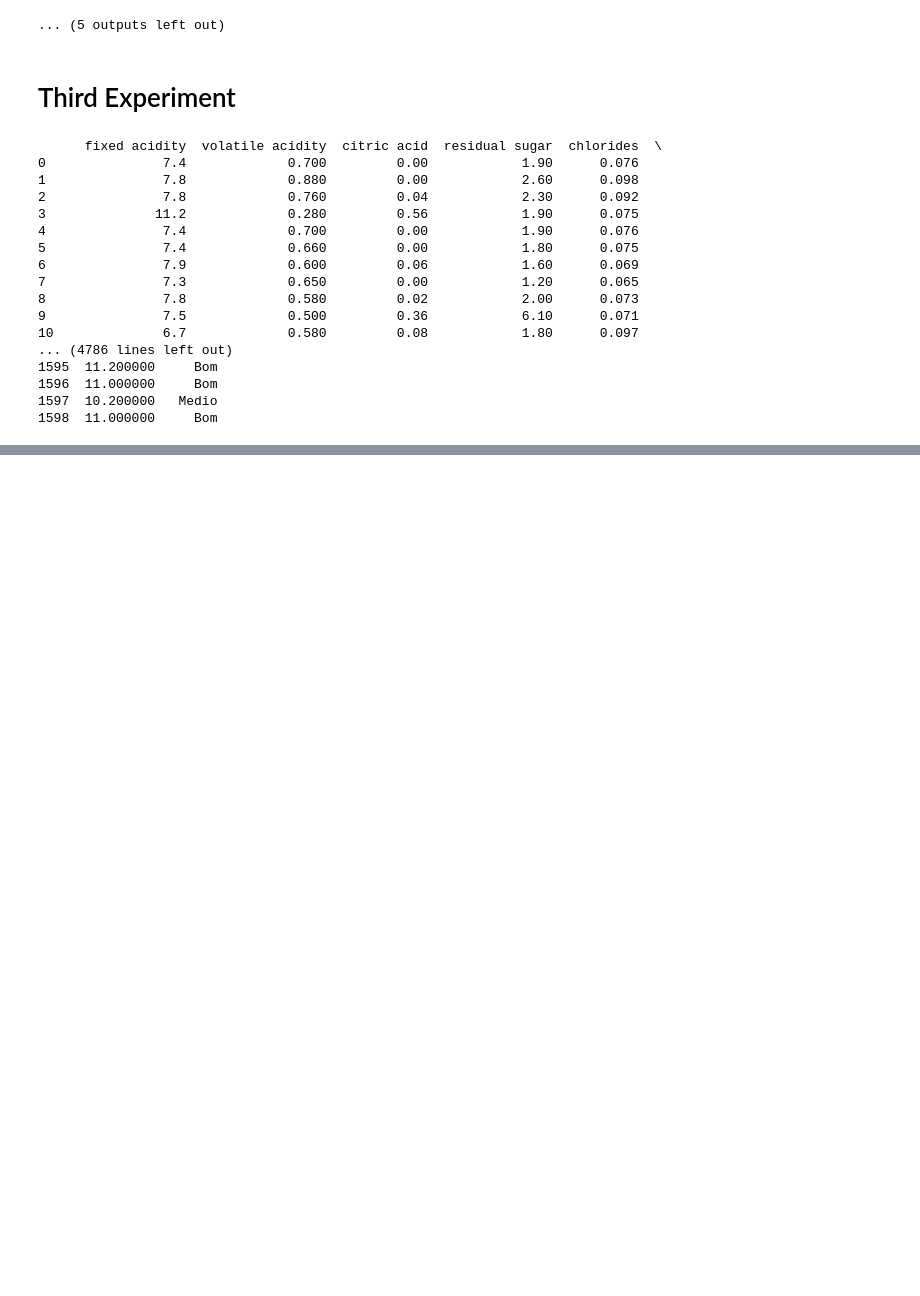
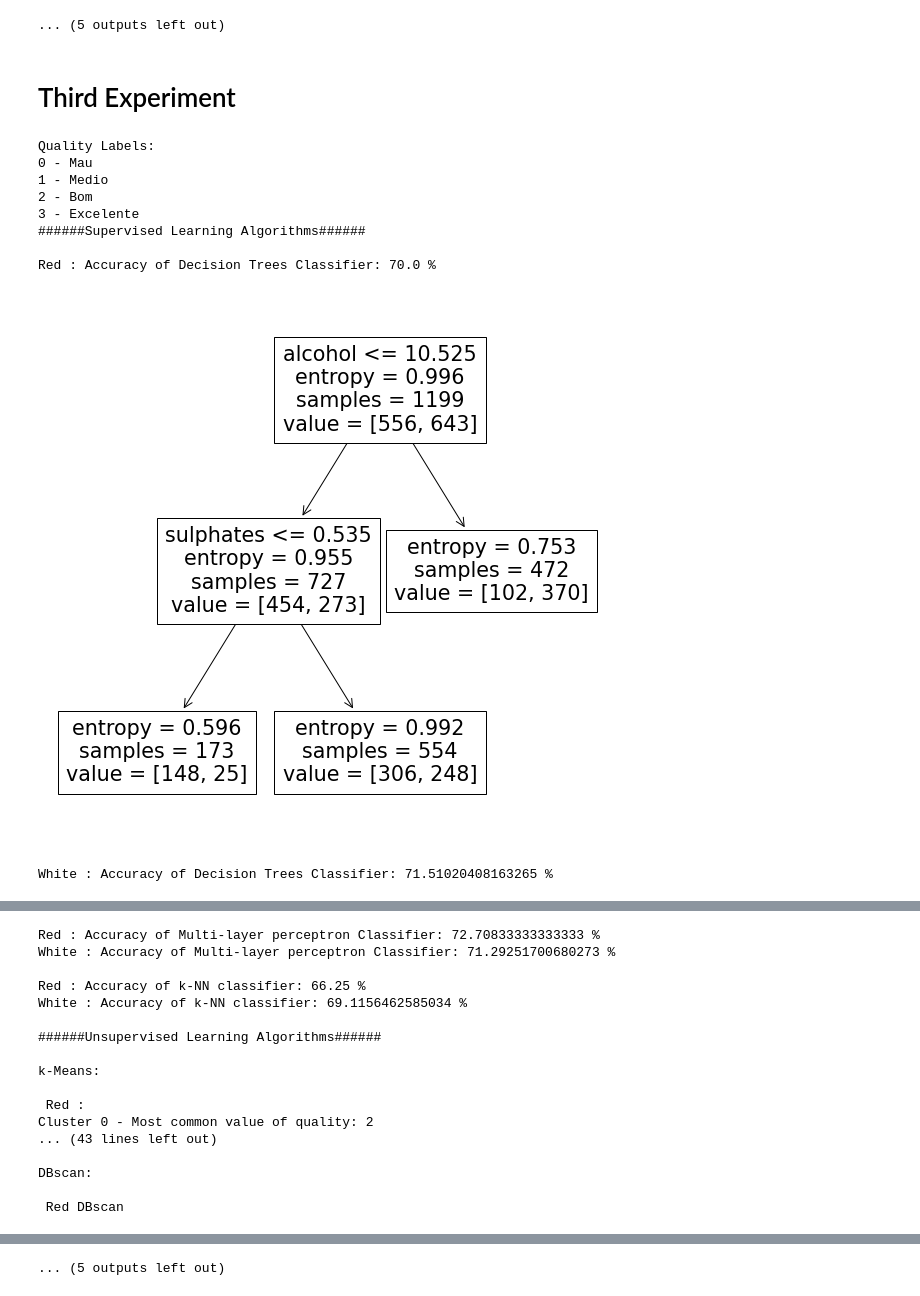
Before and after one commit to fnpms-iscte/ProjetoIAA, a Jupyter notebook: ProjetoIAA-checkpoint.ipynb, the cells around one changed output, grey strips where cells are left out. Drawn from its saved outputs; the diff is of its cells as text; code cells hidden in the pictures; blank space fills up the shorter version.

```diff
--- a/ProjetoIAA-checkpoint.ipynb
+++ b/ProjetoIAA-checkpoint.ipynb
@@ -115,11 +115,12 @@ class Main:
 
     def discretization(self, dataset):
         aux = copy.deepcopy(dataset)
-        aux2 = pd.cut(aux["quality"], bins=[0, 2, 5, 8, 10],  labels=["Mau", "Medio", "Bom", "Excelente"])
+        aux2 = pd.cut(aux["quality"], bins=[0, 2, 5, 8, 10],  labels=[0, 1, 2, 3])
         aux['quality'] = aux2
         return aux
 
     def reduction(self, dataset):
+        print("WIP")
 # %% [markdown]
 ### Supervised Learning Algorithms
 # %%
@@ -563,24 +564,40 @@ Cluster 1 - Most common value of quality: 3.0
 # %%
 m = Main()
 #files is in the same directory
 m.loadfiles("winequality-red.csv", "winequality-white.csv")
 
-aux = m.discretization( m.datasetR)
+Normalization = False
+Discretization = True
+Reduction = False
+
+
+
+if Normalization:
+    dataR_normalization = m.normalization(m.datasetR)
+    dataW_normalization = m.normalization(m.datasetW)
+    runAlgorithms(dataR_normalization,dataW_normalization, 6,7 ,0.5 , 2)
+
+if Discretization:
+    labels=["Mau", "Medio", "Bom", "Excelente"]
+    print("Quality Labels:")
+    for i in range(len(labels)):
+        print(i,"-",labels[i])
+    print()
+    dataR_discretization = m.discretization(m.datasetR)
+    dataW_discretization = m.discretization(m.datasetW)
+    runAlgorithms(dataR_discretization,dataW_discretization, 4,4 ,0.5 , 2)
+
+if Reduction:
+    dataR_reduction = m.reduction(m.datasetR)
+    dataW_reduction = m.reduction(m.datasetW)
 # %% [output]
-      fixed acidity  volatile acidity  citric acid  residual sugar  chlorides  \
-0               7.4             0.700         0.00            1.90      0.076
-1               7.8             0.880         0.00            2.60      0.098
-2               7.8             0.760         0.04            2.30      0.092
-3              11.2             0.280         0.56            1.90      0.075
-4               7.4             0.700         0.00            1.90      0.076
-5               7.4             0.660         0.00            1.80      0.075
-6               7.9             0.600         0.06            1.60      0.069
-7               7.3             0.650         0.00            1.20      0.065
-8               7.8             0.580         0.02            2.00      0.073
-9               7.5             0.500         0.36            6.10      0.071
-10              6.7             0.580         0.08            1.80      0.097
-... (4786 lines left out)
-1595  11.200000     Bom
-1596  11.000000     Bom
-1597  10.200000   Medio
-1598  11.000000     Bom
+Quality Labels:
+0 - Mau
+1 - Medio
+2 - Bom
+3 - Excelente
+######Supervised Learning Algorithms######
+
+Red : Accuracy of Decision Trees Classifier: 70.0 %
+[figure, added]
+White : Accuracy of Decision Trees Classifier: 71.51020408163265 %
@@ -586,0 +605,17 @@ aux = m.discretization( m.datasetR)
+Red : Accuracy of Multi-layer perceptron Classifier: 72.70833333333333 %
+White : Accuracy of Multi-layer perceptron Classifier: 71.29251700680273 %
+
+Red : Accuracy of k-NN classifier: 66.25 %
+White : Accuracy of k-NN classifier: 69.1156462585034 %
+
+######Unsupervised Learning Algorithms######
+
+k-Means:
+
+ Red :
+Cluster 0 - Most common value of quality: 2
+... (43 lines left out)
+
+DBscan:
+
+ Red DBscan
@@ -586,0 +661 @@ aux = m.discretization( m.datasetR)
+... (5 outputs left out)
```
Also changed, not shown: parts of 2 cells of this notebook.
